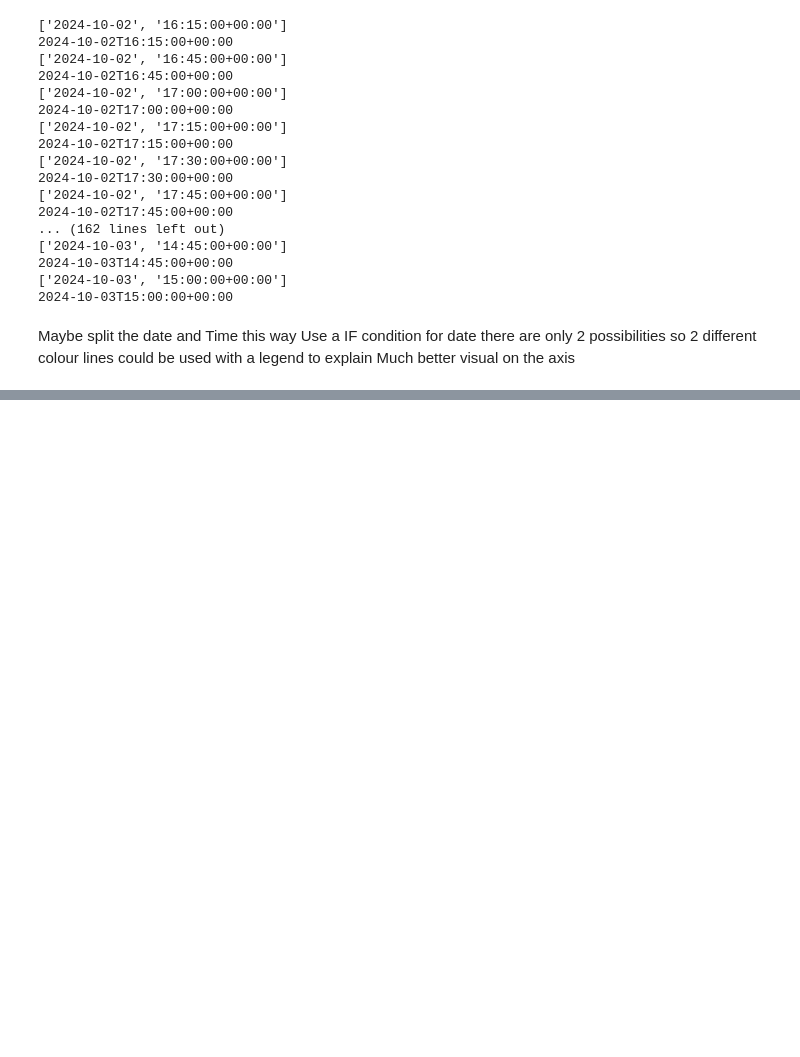
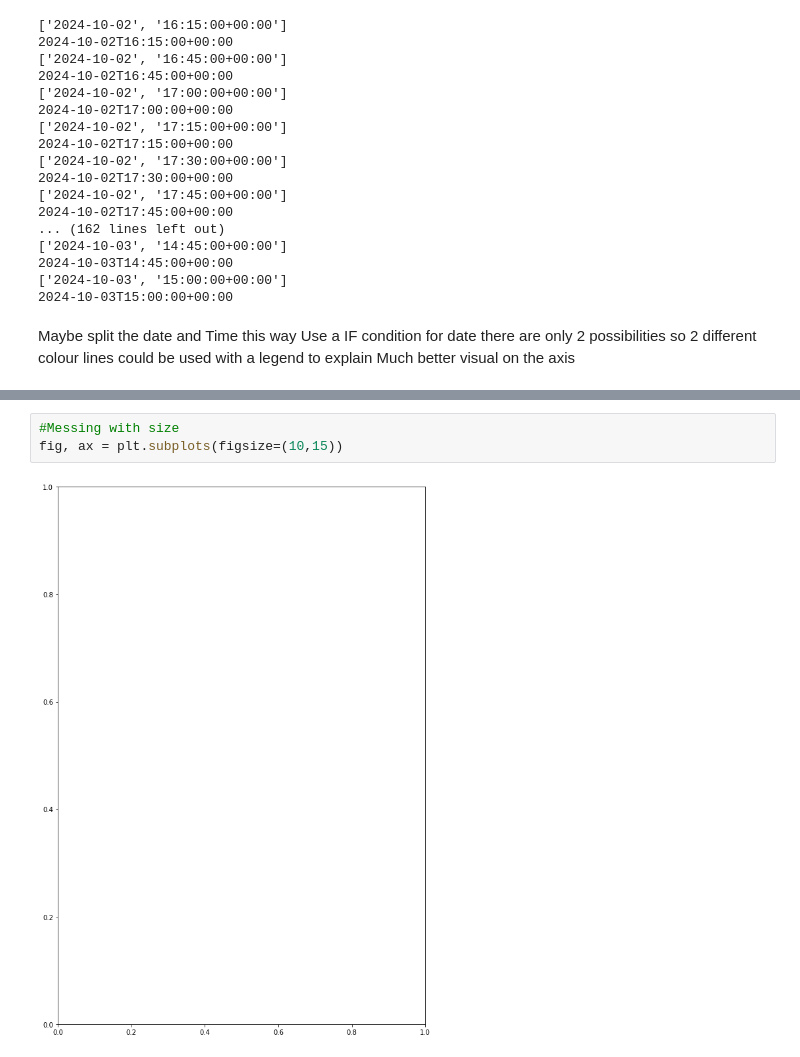
Before and after one commit to Kieran-Mullany/PDFA-, a Jupyter notebook: assignments/Week 2/Rough Work in Notebook.ipynb, the cells around one changed output, grey strips where cells are left out. Drawn from its saved outputs; the diff is of its cells as text; blank space fills up the shorter version.

```diff
--- a/assignments/Week 2/Rough Work in Notebook.ipynb
+++ b/assignments/Week 2/Rough Work in Notebook.ipynb
@@ -89,0 +170,5 @@ Much better visual on the axis
+# %%
+#Messing with size
+fig, ax = plt.subplots(figsize=(10,15))
+# %% [output]
+[figure, added]
```
Also changed, not shown: parts of 4 cells of this notebook, 3 other files.
